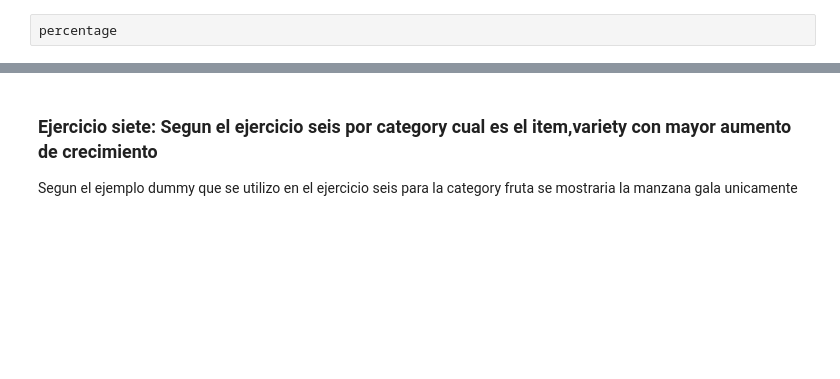
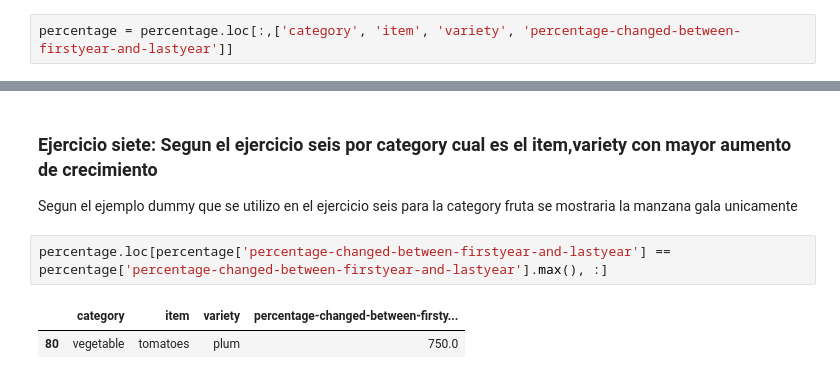
Before and after one commit to iamchapita/Inteligencia-Artificial, a Jupyter notebook: Unidad I/Ejercicios/Practica/001/EDA.ipynb, the cells around one changed output, grey strips where cells are left out. Drawn from its saved outputs; the diff is of its cells as text; blank space fills up the shorter version.

```diff
--- a/Unidad I/Ejercicios/Practica/001/EDA.ipynb
+++ b/Unidad I/Ejercicios/Practica/001/EDA.ipynb
@@ -353,4 +353,4 @@ percentage = percentage.loc[:, ['category', 'item', 'variety', 'price_x', 'price
 # %%
 percentage['percentage-changed-between-firstyear-and-lastyear'] = percentage.apply(lambda r: np.round(((r['price_y'] / r['price_x'])*100), decimals=1), axis=1)
 # %%
-percentage
+percentage = percentage.loc[:,['category', 'item', 'variety', 'percentage-changed-between-firstyear-and-lastyear']]
@@ -372,3 +374,8 @@ percentage
 ### Ejercicio siete: Segun el ejercicio seis por category cual es el item,variety con mayor aumento de crecimiento
 
 Segun el ejemplo dummy que se utilizo en el ejercicio seis para la category fruta se mostraria la manzana gala unicamente
+# %%
+percentage.loc[percentage['percentage-changed-between-firstyear-and-lastyear'] == percentage['percentage-changed-between-firstyear-and-lastyear'].max(), :]
+# %% [output]
+|  | category | item | variety | percentage-changed-between-firsty... |
+| 80 | vegetable | tomatoes | plum | 750.0 |
```
Also changed, not shown: parts of 2 cells of this notebook.
